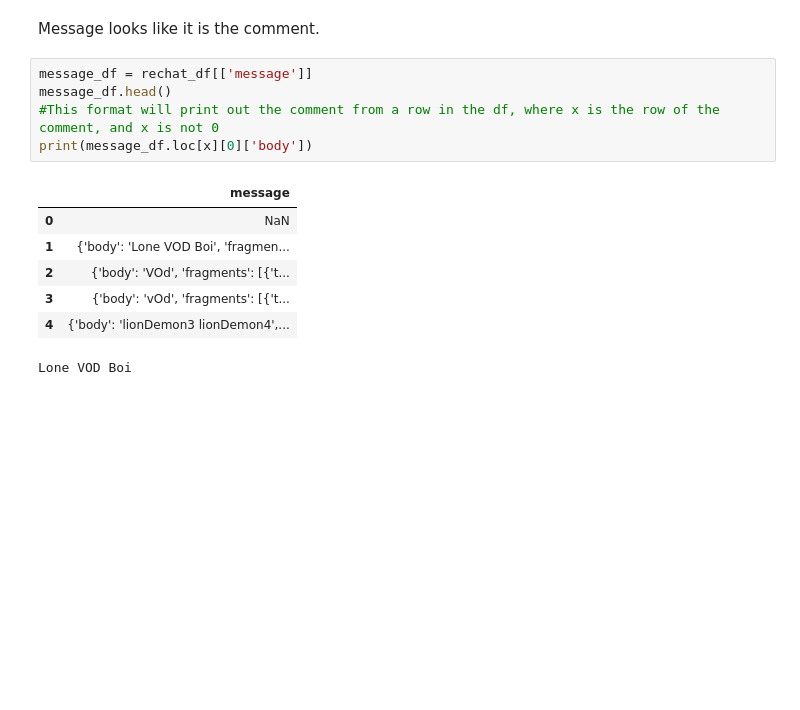
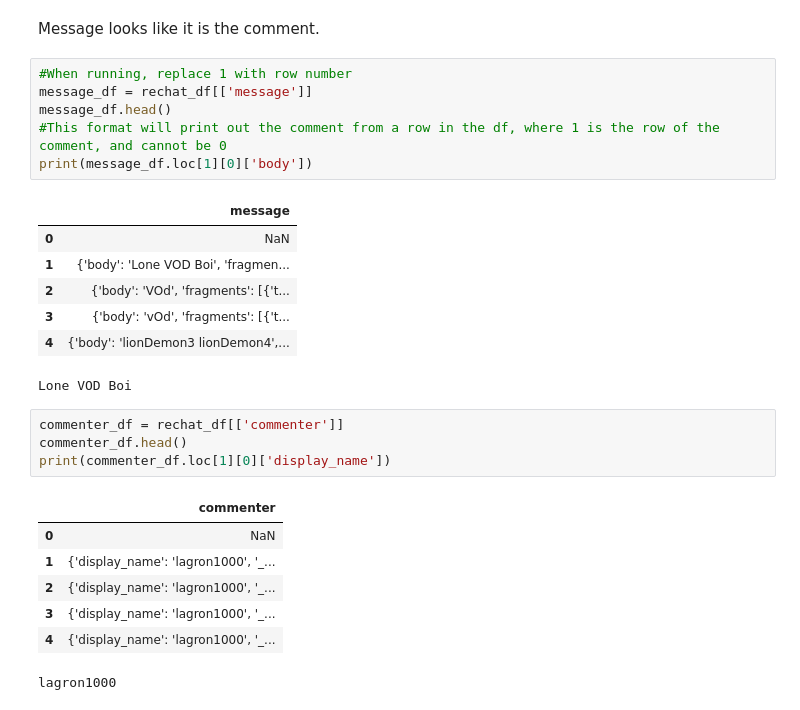
Before and after one commit to Data-Science-for-Linguists/NLSS_Project, a Jupyter notebook: Pipeline/Download_Script.ipynb, the cells around one changed output. Saved outputs shown, nothing was run; the diff lists cells and outputs as text; blank space fills up the shorter version.

```diff
--- a/Pipeline/Download_Script.ipynb
+++ b/Pipeline/Download_Script.ipynb
@@ -53,10 +53,11 @@ list(rechat_df)
 # %% [markdown]
 Message looks like it is the comment.
 # %%
+#When running, replace 1 with row number
 message_df = rechat_df[['message']]
 message_df.head()
-#This format will print out the comment from a row in the df, where x is the row of the comment, and x is not 0
-print(message_df.loc[x][0]['body'])
+#This format will print out the comment from a row in the df, where 1 is the row of the comment, and cannot be 0
+print(message_df.loc[1][0]['body'])
 # %% [output]
 |  | message |
 | 0 | NaN |
@@ -65,3 +66,15 @@ print(message_df.loc[x][0]['body'])
 | 3 | {'body': 'vOd', 'fragments': [{'t... |
 | 4 | {'body': 'lionDemon3 lionDemon4',... |
 Lone VOD Boi
+# %%
+commenter_df = rechat_df[['commenter']]
+commenter_df.head()
+print(commenter_df.loc[1][0]['display_name'])
+# %% [output]
+|  | commenter |
+| 0 | NaN |
+| 1 | {'display_name': 'lagron1000', '_... |
+| 2 | {'display_name': 'lagron1000', '_... |
+| 3 | {'display_name': 'lagron1000', '_... |
+| 4 | {'display_name': 'lagron1000', '_... |
+lagron1000
```
Also changed, not shown: parts of 6 cells of this notebook.
